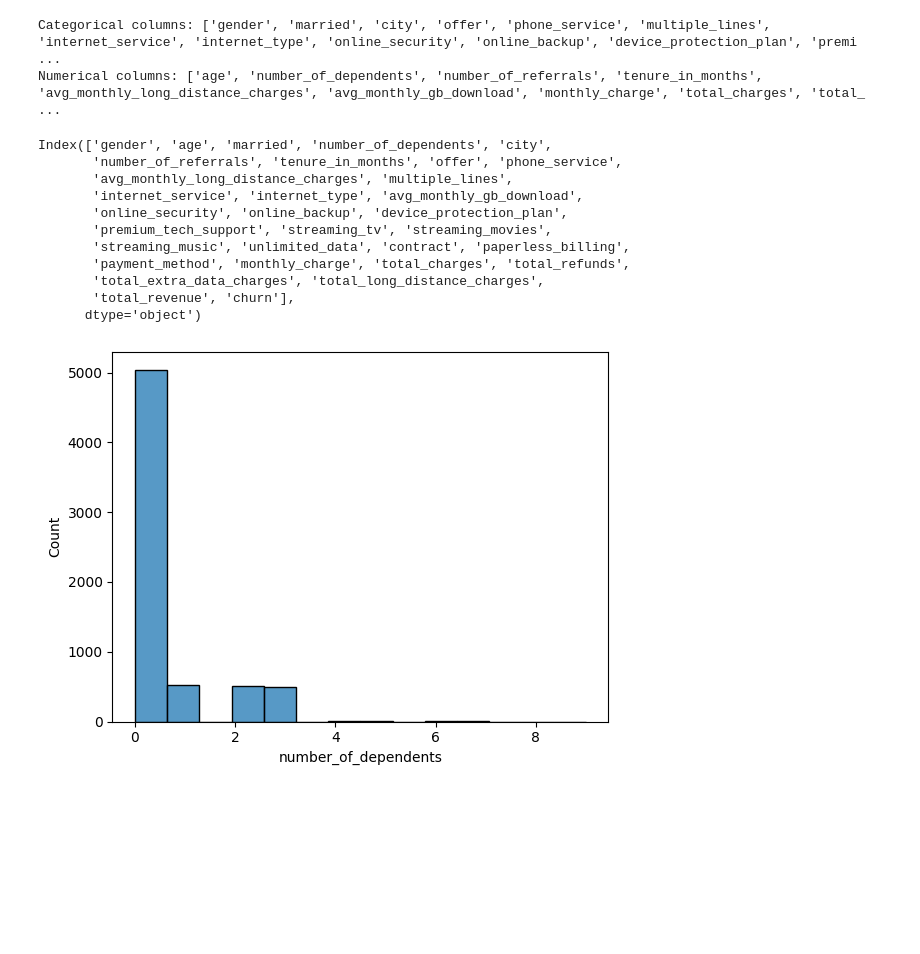
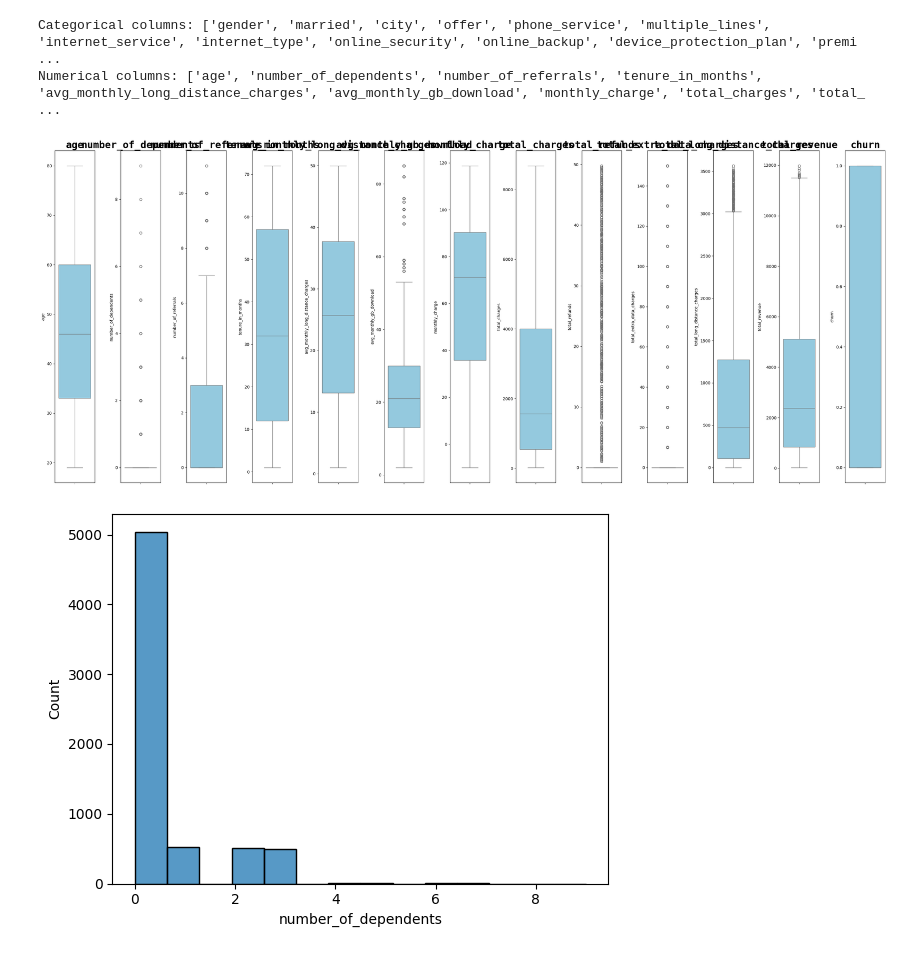
Before and after one commit to chunonso/CHURNGUARD, a Jupyter notebook: ChurnGuard/churn.ipynb, the cells around one changed output. Cells and saved outputs as stored; diff of their text form; code cells hidden in the pictures; blank space fills up the shorter version.

```diff
--- a/ChurnGuard/churn.ipynb
+++ b/ChurnGuard/churn.ipynb
@@ -245,32 +229,20 @@ print('Numerical columns:', num_col)
 Categorical columns: ['gender', 'married', 'city', 'offer', 'phone_service', 'multiple_lines', 'internet_service', 'internet_type', 'online_security', 'online_backup', 'device_protection_plan', 'premi ...
 Numerical columns: ['age', 'number_of_dependents', 'number_of_referrals', 'tenure_in_months', 'avg_monthly_long_distance_charges', 'avg_monthly_gb_download', 'monthly_charge', 'total_charges', 'total_ ...
 # %%
-# # Specify the numerical columns for outlier detection (excluding income)
-# # Set up the plot
-# fig, ax = plt.subplots(1, len(num_col), figsize=(29, 12))
+# Specify the numerical columns for outlier detection (excluding income)
+# Set up the plot
+fig, ax = plt.subplots(1, len(num_col), figsize=(29, 12))
 
-# # Create a boxplot for each numerical column
-# for i, col in enumerate(num_col):
-#     g = sns.boxplot(data=df, y=col, ax=ax[i], color='skyblue')
-#     g.set_title(col, weight="bold", fontsize=24, fontname="monospace")
+# Create a boxplot for each numerical column
+for i, col in enumerate(num_col):
+    g = sns.boxplot(data=df, y=col, ax=ax[i], color='skyblue')
+    g.set_title(col, weight="bold", fontsize=24, fontname="monospace")
 
-# # Adjust layout to make it look nicer
-# plt.tight_layout()
-# plt.show()
+# Adjust layout to make it look nicer
+plt.tight_layout()
+plt.show()
+# %% [output]
+[figure, added]
-# %%
-df.columns
-# %% [output]
-Index(['gender', 'age', 'married', 'number_of_dependents', 'city',
-       'number_of_referrals', 'tenure_in_months', 'offer', 'phone_service',
-       'avg_monthly_long_distance_charges', 'multiple_lines',
-       'internet_service', 'internet_type', 'avg_monthly_gb_download',
-       'online_security', 'online_backup', 'device_protection_plan',
-       'premium_tech_support', 'streaming_tv', 'streaming_movies',
-       'streaming_music', 'unlimited_data', 'contract', 'paperless_billing',
-       'payment_method', 'monthly_charge', 'total_charges', 'total_refunds',
-       'total_extra_data_charges', 'total_long_distance_charges',
-       'total_revenue', 'churn'],
-      dtype='object')
 # %%
 import seaborn as sns
 sns.histplot(df['number_of_dependents'])
```
Also changed, not shown: parts of 33 cells of this notebook.
